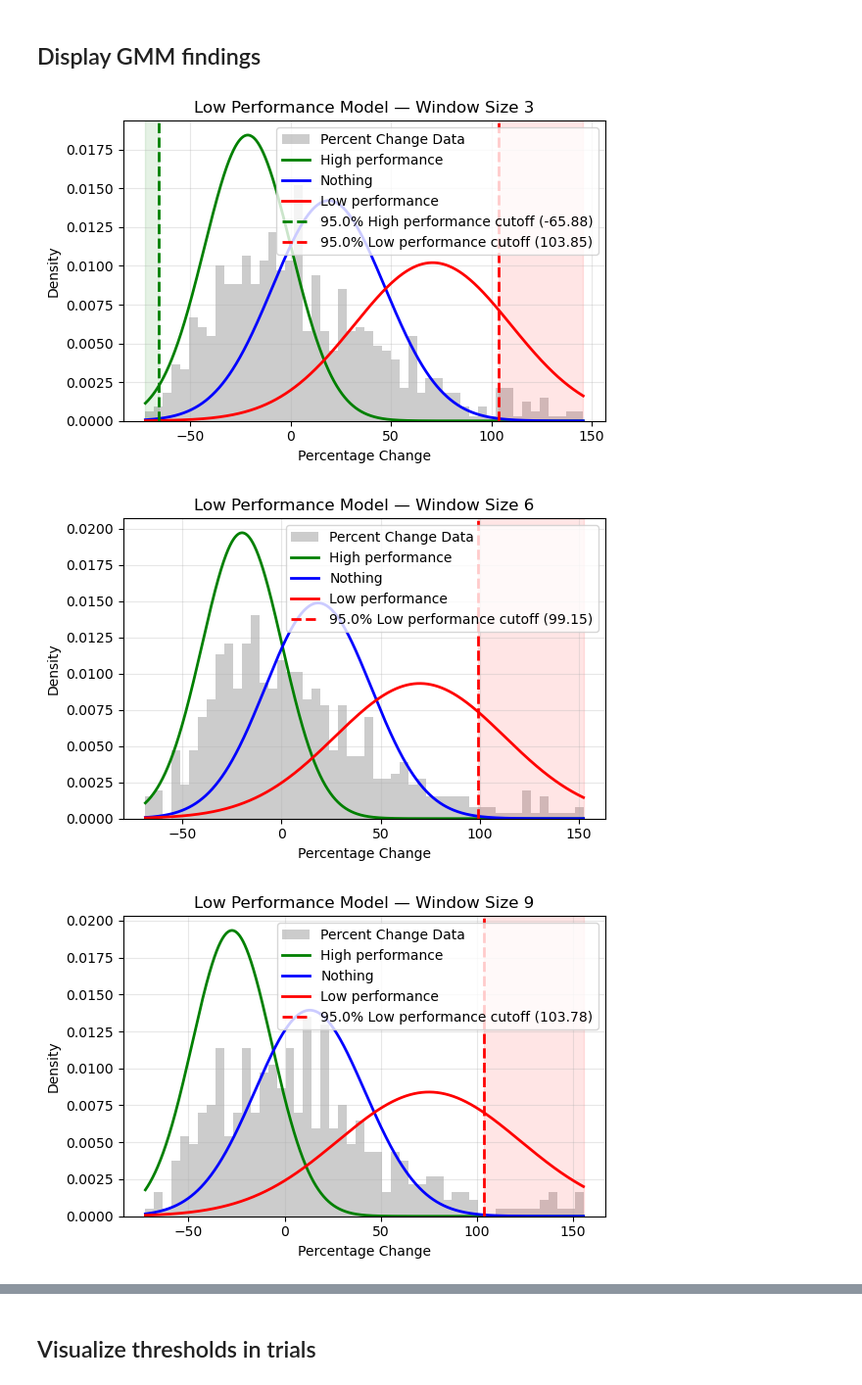
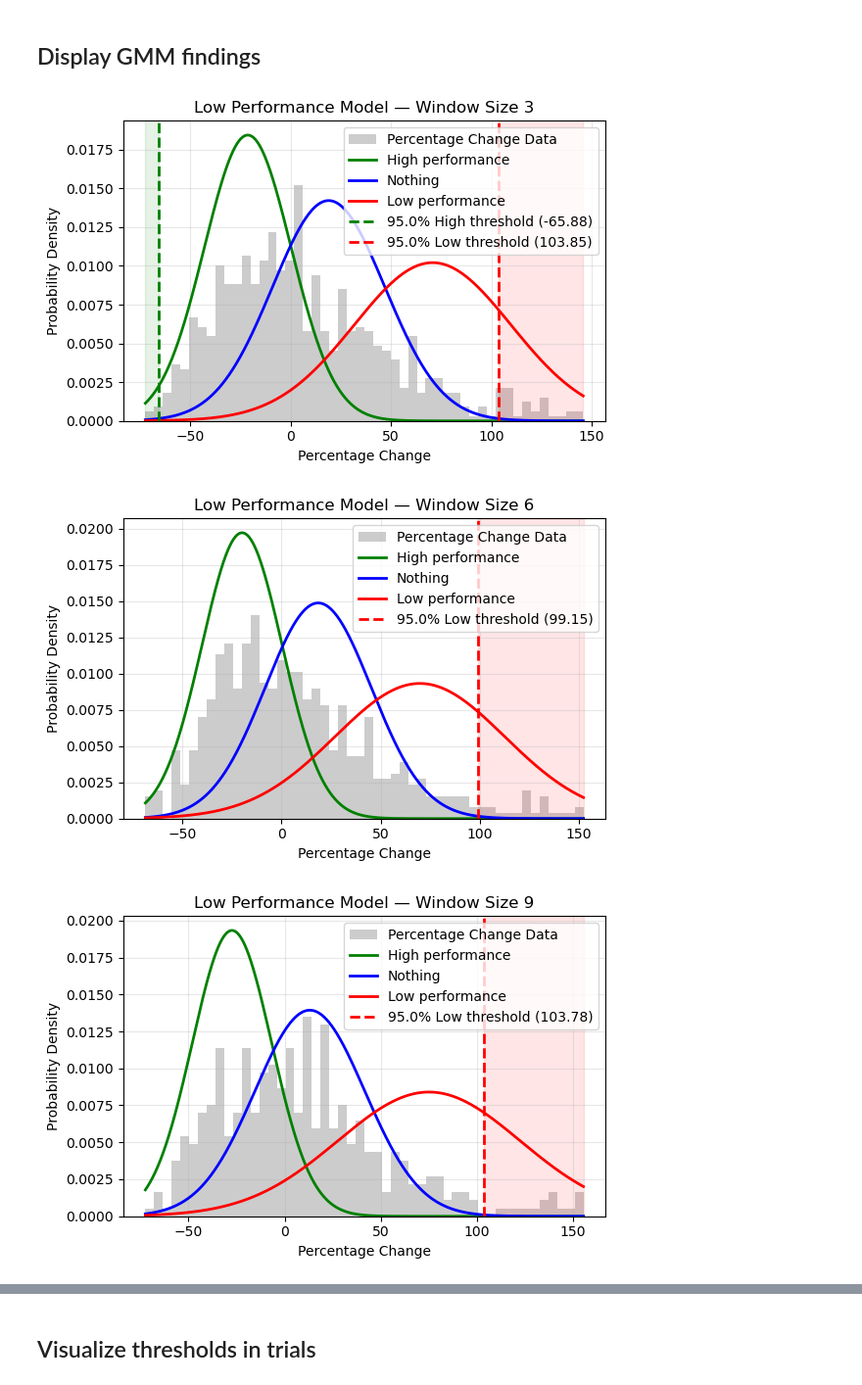
Before and after one commit to abbiemcdowell/TECH646-Haptic-Results, a Jupyter notebook: low_performance/low_performance.ipynb, the cells around one changed output, grey strips where cells are left out. Shown at 98% size. Saved outputs shown, nothing was run; the diff lists cells and outputs as text; code cells hidden in the pictures.

```diff
--- a/low_performance/low_performance.ipynb
+++ b/low_performance/low_performance.ipynb
@@ -115,8 +115,8 @@ for window, percent in percent_dict.items():
     plt.figure(figsize=(5, 3))
     plt.plot(range(len(percent)), percent)
     plt.title(f'Percentage change at Window {window}')
-    plt.xlabel('Index')
-    plt.ylabel('Value')
+    plt.xlabel('Circle drawing trials')
+    plt.ylabel('Value (in % change)')
     plt.ylim(-100, 300)
     plt.grid(True)
     plt.show()
@@ -173,8 +173,8 @@ for window, percent in percent_dict.items():
     plt.figure(figsize=(5, 3))
     plt.plot(range(len(percent)), percent)
     plt.title(f'Percentage change at Window {window}')
-    plt.xlabel('Index')
-    plt.ylabel('Value')
+    plt.xlabel('Circle drawing trials')
+    plt.ylabel('Value (in % change)')
     plt.ylim(-100, 300)
     plt.grid(True)
     plt.show()
@@ -220,13 +220,13 @@ for window, percent in percent_dict.items():
 
     # confidence thresholds
     # high group is index 0
-    high_cutoff = x[np.where(posteriors[0] >= desired_probability)[0][-1]] if np.any(posteriors[0] >= desired_probability) else np.nan
+    high_threshold = x[np.where(posteriors[0] >= desired_probability)[0][-1]] if np.any(posteriors[0] >= desired_probability) else np.nan
     # low group is index 2
-    low_cutoff = x[np.where(posteriors[2] >= desired_probability)[0][0]] if np.any(posteriors[2] >= desired_probability) else np.nan
+    low_threshold = x[np.where(posteriors[2] >= desired_probability)[0][0]] if np.any(posteriors[2] >= desired_probability) else np.nan
 
     thresholds[window] = {
-        "high_cutoff": high_cutoff,
-        "low_cutoff": low_cutoff,
+        "high_threshold": high_threshold,
+        "low_threshold": low_threshold,
         "means": means,
     }
     gmm_results[window] = {"means": means, "sigmas": sigmas, "weights": weights}
@@ -234,7 +234,7 @@ for window, percent in percent_dict.items():
 # display thresholds
 for w, t in thresholds.items():
     print(f"Window {w}:")
-    print(f"  {conf_percent} High performance cutoff: {t['high_cutoff']:.4f}")
-    print(f"  {conf_percent} Low performance cutoff: {t['low_cutoff']:.4f}")
+    print(f"  {conf_percent} High performance threshold: {t['high_threshold']:.4f}")
+    print(f"  {conf_percent} Low performance threshold: {t['low_threshold']:.4f}")
 # %% [output]
 Window 3:
@@ -262,41 +262,41 @@ for window in window_sizes:
     x = np.linspace(np.nanmin(percents), np.nanmax(percents), 10000)
     pdfs = [norm.pdf(x, mu, sigma) for mu, sigma in zip(means, sigmas)]
 
-    # extract confidence cutoffs
-    t_high = thresholds[window]["high_cutoff"]
-    t_low = thresholds[window]["low_cutoff"]
+    # extract confidence thresholds
+    t_high = thresholds[window]["high_threshold"]
+    t_low = thresholds[window]["low_threshold"]
 
     # plot histogram
     plt.figure(figsize=(6, 4))
-    plt.hist(percents, bins=50, density=True, alpha=0.4, color='gray', label='Percent Change Data')
+    plt.hist(percents, bins=50, density=True, alpha=0.4, color='gray', label='Percentage Change Data')
 
     # plot Gaussians
     colors = ['green', 'blue', 'red']
     labels = ['High performance', 'Nothing', 'Low performance']
     for pdf, color, label in zip(pdfs, colors, labels):
         plt.plot(x, pdf, color=color, lw=2, label=label)
 
     # shaded regions for high-confidence areas
     if not np.isnan(t_high):
         plt.axvspan(x.min(), t_high, color='green', alpha=0.1)
     if not np.isnan(t_low):
         plt.axvspan(t_low, x.max(), color='red', alpha=0.1)
 
-    # plot Sconfidence cutoffs
+    # plot Sconfidence thresholds
     if not np.isnan(t_high):
-        plt.axvline(t_high, color='green', linestyle='--', lw=2, label=f'{conf_percent} High performance cutoff ({t_high:.2f})')
+        plt.axvline(t_high, color='green', linestyle='--', lw=2, label=f'{conf_percent} High threshold ({t_high:.2f})')
     if not np.isnan(t_low):
-        plt.axvline(t_low, color='red', linestyle='--', lw=2, label=f'{conf_percent} Low performance cutoff ({t_low:.2f})')
+        plt.axvline(t_low, color='red', linestyle='--', lw=2, label=f'{conf_percent} Low threshold ({t_low:.2f})')
 
 
     plt.title(f"Low Performance Model — Window Size {window}")
     plt.xlabel("Percentage Change")
-    plt.ylabel("Density")
+    plt.ylabel("Probability Density")
     plt.legend()
     plt.grid(alpha=0.3)
     plt.tight_layout()
     plt.show()
 # %% [output]
-[figure, old version]
+[figure, new version]
-[figure, old version]
+[figure, new version]
-[figure, old version]
+[figure, new version]
```
Also changed, not shown: parts of 13 cells of this notebook, 5 other files.
